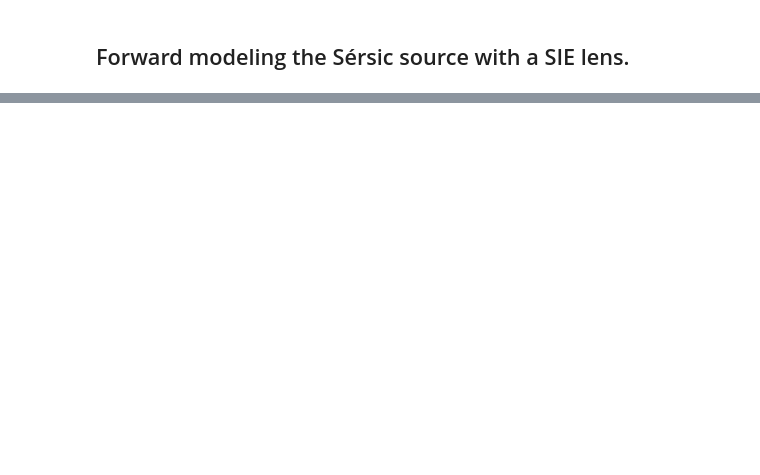
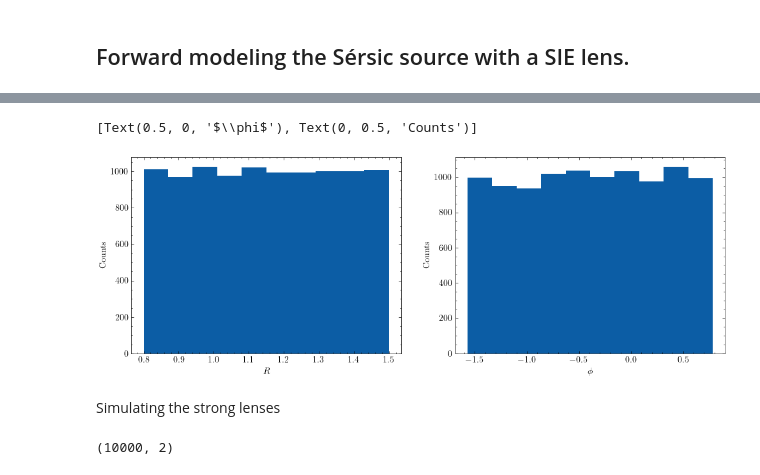
Before and after one commit to noe-dia/astro-ml-peek, a Jupyter notebook: notebooks/dev/toy_datasets.ipynb, the cells around one changed output, grey strips where cells are left out. Drawn from its saved outputs; the diff is of its cells as text; code cells hidden in the pictures; blank space fills up the shorter version.

Commit message:
Created lens dataset and pushed it to rorqual

```diff
--- a/notebooks/dev/toy_datasets.ipynb
+++ b/notebooks/dev/toy_datasets.ipynb
@@ -218,0 +332,30 @@ We will only change the radius and the orientation of the lens $[R,\phi]$ for th
+# %%
+prior_params_config = {
+    "einstein_radius": {"low": 0.8, "high": 1.5},
+    "phi": {"low": -np.pi/2, "high": np.pi/4}
+}
+
+
+radius_prior = prior_params_config["einstein_radius"]
+phi_prior = prior_params_config["phi"]
+prior_sampler_radius = lambda size: np.random.uniform(radius_prior["low"], radius_prior["high"], size = size)
+prior_sampler_phi = lambda size: np.random.uniform(phi_prior["low"], phi_prior["high"], size = size)
+# %%
+fig, axs = plt.subplots(1, 2, figsize = (6 * 2, 4))
+
+dataset_size = 10_000
+radii = prior_sampler_radius(dataset_size)
+phis = prior_sampler_phi(dataset_size)
+
+theta = np.stack([radii, phis]).T
+ax = axs[0]
+ax.hist(theta[:, 0])
+ax.set(xlabel = "$R$", ylabel = "Counts")
+ax = axs[1]
+ax.hist(theta[:, 1])
+ax.set(xlabel = "$\phi$", ylabel = "Counts")
+# %% [output]
+[Text(0.5, 0, '$\\phi$'), Text(0, 0.5, 'Counts')]
+[figure, added]
+# %% [markdown]
+Simulating the strong lenses
@@ -218,0 +377,4 @@ We will only change the radius and the orientation of the lens $[R,\phi]$ for th
+# %%
+theta
+# %% [output]
+(10000, 2)
```
Also changed, not shown: parts of 9 cells of this notebook, 2 other files.
